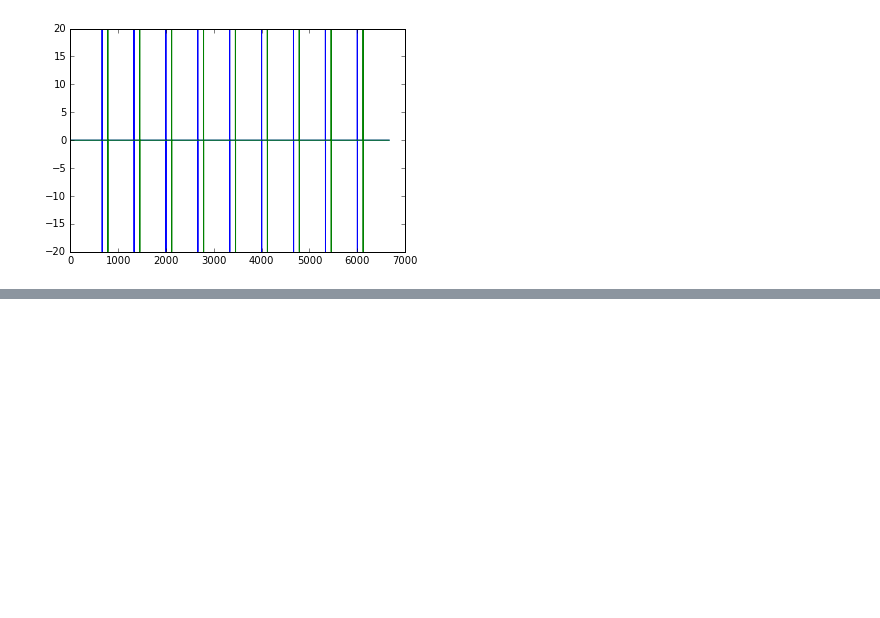
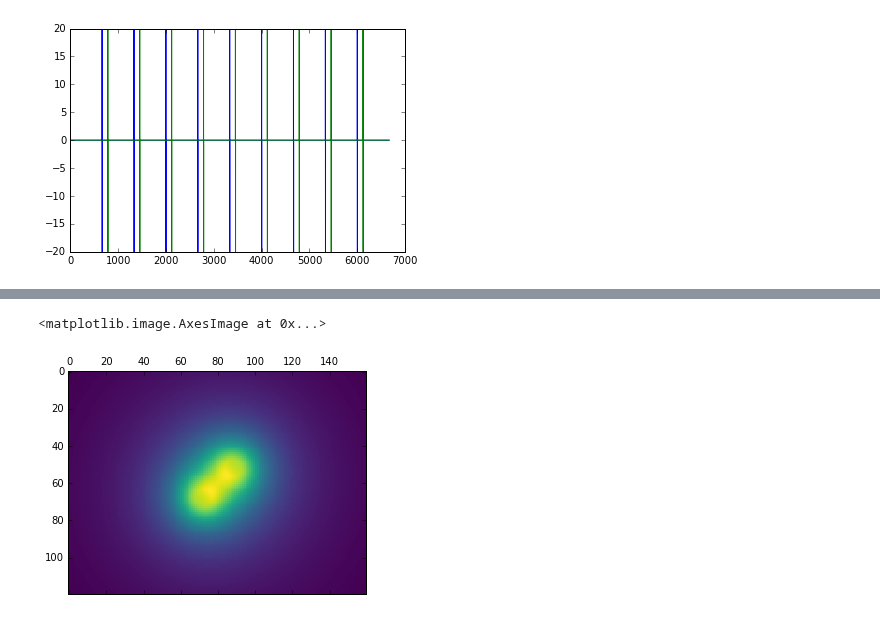
Before and after one commit to pulse2percept/pulse2percept, a Jupyter notebook: python/notebooks/Psycho2PulseTrain.ipynb, the cells around one changed output, grey strips where cells are left out. Saved outputs shown, nothing was run; the diff lists cells and outputs as text; code cells hidden in the pictures; blank space fills up the shorter version.

Commit message:
Update version of Psycho2PulseTrain notebook.

```diff
--- a/python/notebooks/Psycho2PulseTrain.ipynb
+++ b/python/notebooks/Psycho2PulseTrain.ipynb
@@ -29,9 +29,7 @@ plt.plot(s2.data)
 ea1 = e2cm.ElectrodeArray([250], [0], [0])
 ea2 = e2cm.ElectrodeArray([100, 100], [-200, 200], [200, -200])
 
-r = e2cm.Retina(axon_map='../axon.npz')
+x = 2000
+y = 1500
+r = e2cm.Retina(axon_map='../retina2000by1500lambda2.npz', xlo=-x, xhi=x, ylo=-y, yhi=y)
 #ecm = r.ecm(ea2, [s1, s2])
-
-ecs, cs = r.electrode_ecs(ea1)
-tm1 = ec2b.TemporalModel()
-sr = ec2b.pulse2percept(tm1, ecs, r, [s1])
@@ -51,0 +36,7 @@ SyntaxError: unexpected EOF while parsing (<ipython-input-8-57d3524551e4>, line
+# %%
+ecs, cs = r.electrode_ecs(ea2)
+# %%
+plt.matshow(np.sum(cs, -1), cmap='viridis')
+# %% [output]
+<matplotlib.image.AxesImage at 0x...>
+[figure, added]
```
Also changed, not shown: parts of 10 cells of this notebook.
